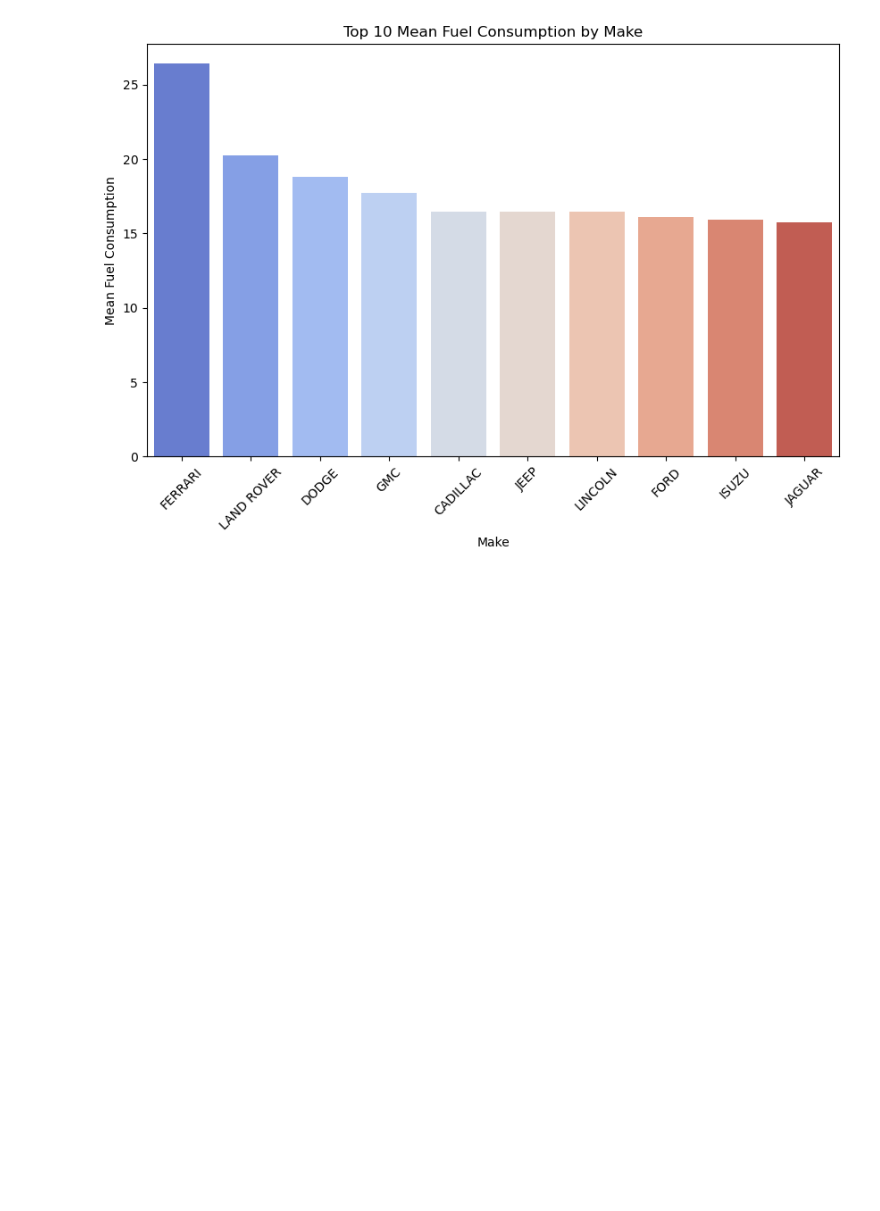
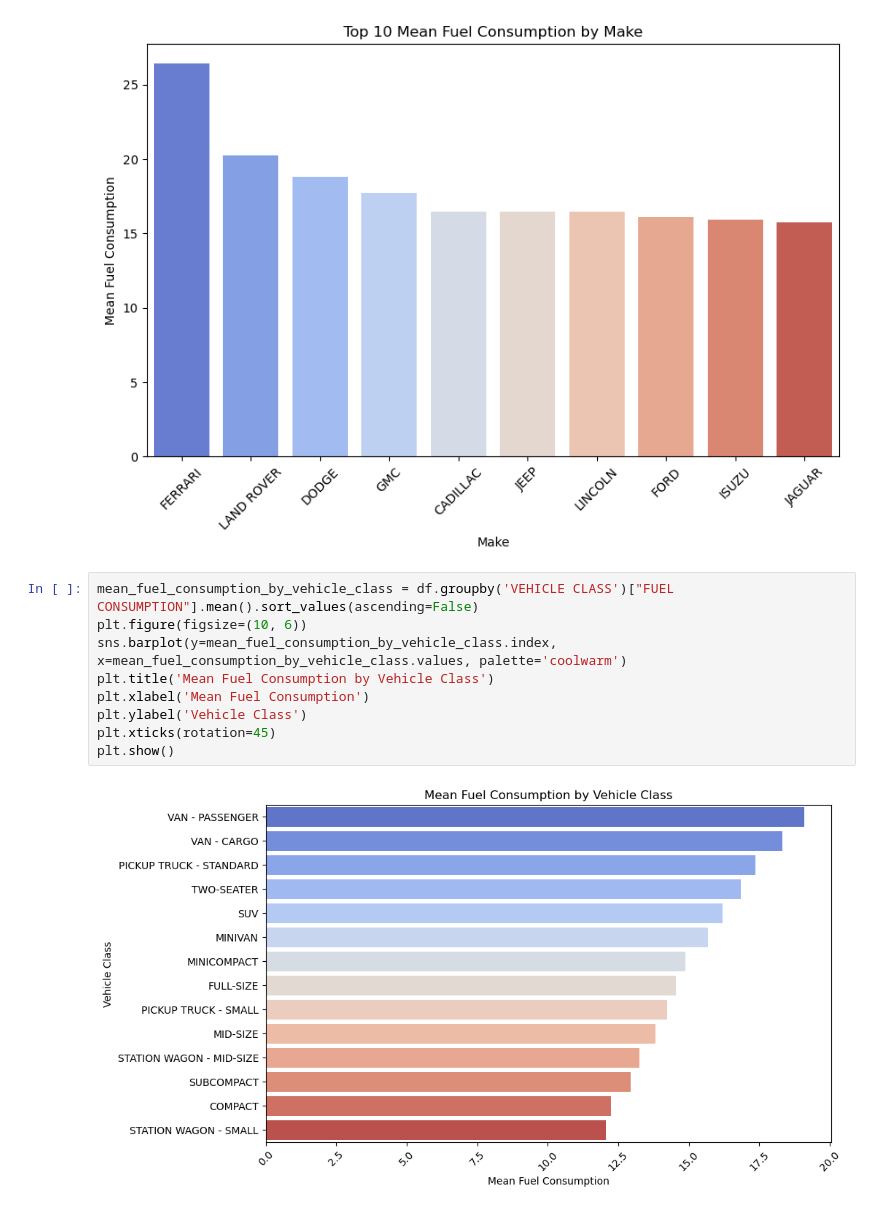
Before and after one commit to TejaJami/Portfolio, a Jupyter notebook: Fuel Consumption.ipynb, the cells around one changed output. Cells and saved outputs as stored; diff of their text form; blank space fills up the shorter version.

```diff
--- a/Fuel Consumption.ipynb
+++ b/Fuel Consumption.ipynb
@@ -166,4 +176,15 @@ plt.xticks(rotation=45)
 plt.show()
 # %% [output]
 [figure]
+# %%
+mean_fuel_consumption_by_vehicle_class = df.groupby('VEHICLE CLASS')["FUEL CONSUMPTION"].mean().sort_values(ascending=False)
+plt.figure(figsize=(10, 6))
+sns.barplot(y=mean_fuel_consumption_by_vehicle_class.index, x=mean_fuel_consumption_by_vehicle_class.values, palette='coolwarm')
+plt.title('Mean Fuel Consumption by Vehicle Class')
+plt.xlabel('Mean Fuel Consumption')
+plt.ylabel('Vehicle Class')
+plt.xticks(rotation=45)
+plt.show()
+# %% [output]
+[figure, added]
 # %%
```
Also changed, not shown: parts of 5 cells of this notebook.
